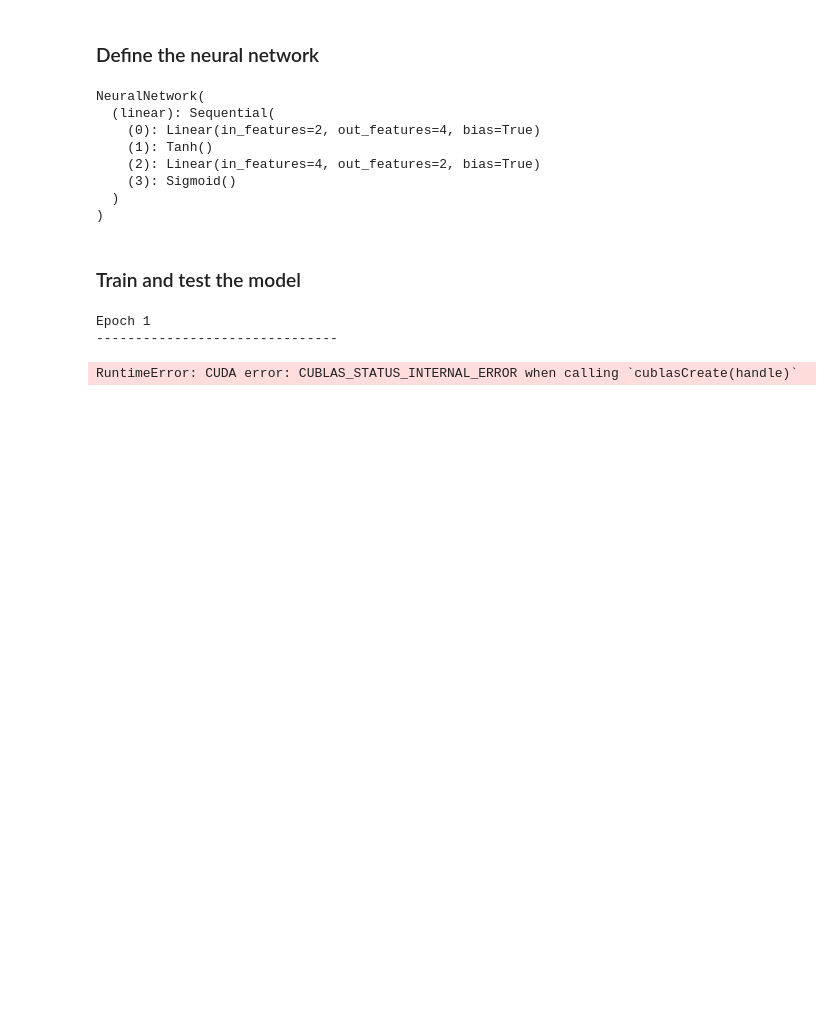
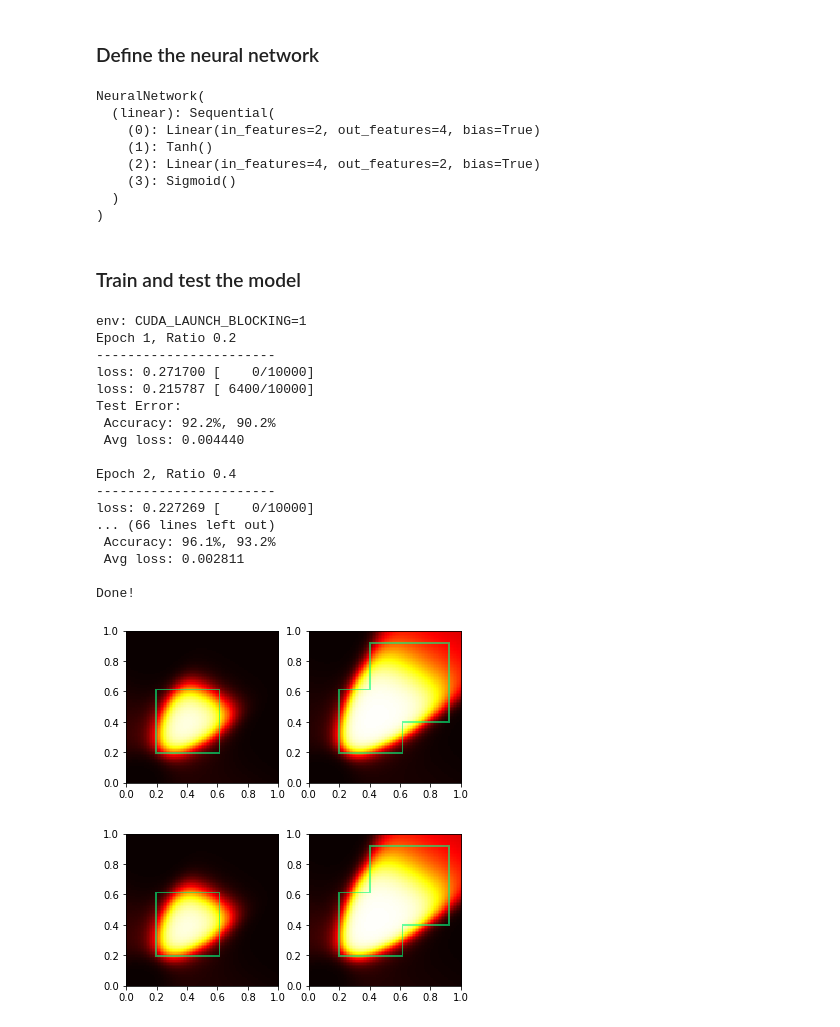
Before and after one commit to atatomir/CCN, a Jupyter notebook: experiments/Rectangles.ipynb, the cells around one changed output. Cells and saved outputs as stored; diff of their text form; code cells hidden in the pictures; blank space fills up the shorter version.

Commit message:
Gradual learning with slicers and layers in experiments

```diff
--- a/experiments/Rectangles.ipynb
+++ b/experiments/Rectangles.ipynb
@@ -61,13 +60,30 @@ NeuralNetwork(
 # %% [markdown]
 ### Train and test the model
 # %%
+%env CUDA_LAUNCH_BLOCKING=1
 experiment = Experiment('rectangles', model1, shapes, constraints1)
-experiment.run(50, device)
+experiment.run(100, 'cpu', progressive=0.5)
 #experiment.save(dir='./models/')
 # %% [output]
-Epoch 1
--------------------------------
+env: CUDA_LAUNCH_BLOCKING=1
+Epoch 1, Ratio 0.2
+-----------------------
+loss: 0.271700 [    0/10000]
+loss: 0.215787 [ 6400/10000]
+Test Error:
+ Accuracy: 92.2%, 90.2%
+ Avg loss: 0.004440
+
+Epoch 2, Ratio 0.4
+-----------------------
+loss: 0.227269 [    0/10000]
+... (66 lines left out)
+ Accuracy: 96.1%, 93.2%
+ Avg loss: 0.002811
+
+Done!
-RuntimeError: CUDA error: CUBLAS_STATUS_INTERNAL_ERROR when calling `cublasCreate(handle)`
+[figure, added]
+[figure, added]
 # %%
 experiment = Experiment('rectangles-rev', model2, shapes, constraints2)
 experiment.run(50, 'cpu')
```
Also changed, not shown: parts of 2 cells of this notebook, 5 other files.
